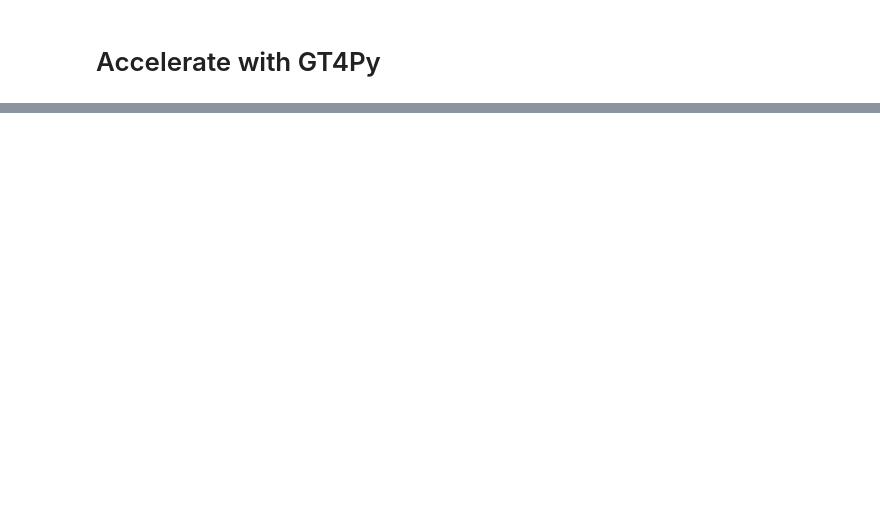
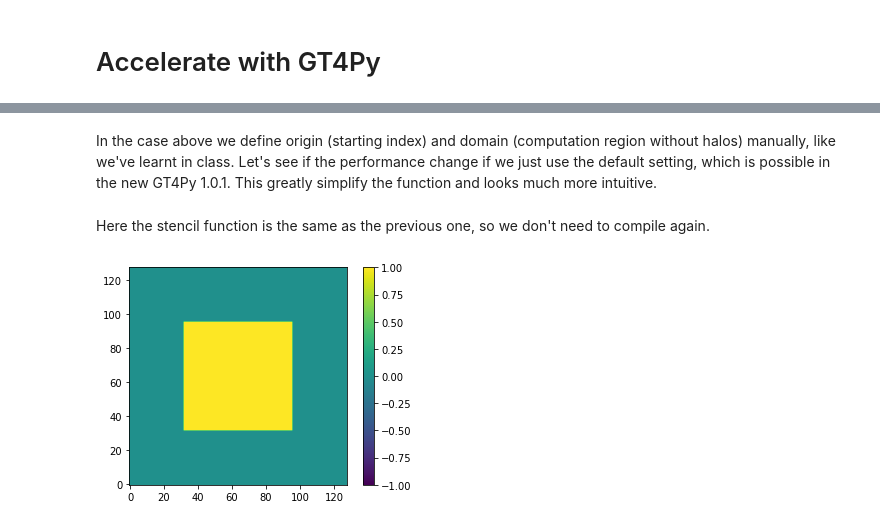
Before and after one commit to ofuhrer/HPC4WC, a Jupyter notebook: projects/2023/project12_highlevel_programming/3_gt4py.ipynb, the cells around one changed output, grey strips where cells are left out. Cells and saved outputs as stored; diff of their text form; code cells hidden in the pictures; blank space fills up the shorter version.

```diff
--- a/projects/2023/project12_highlevel_programming/3_gt4py.ipynb
+++ b/projects/2023/project12_highlevel_programming/3_gt4py.ipynb
@@ -37,0 +69,5 @@ It is very important to declare the backends of GT4Py in the first place.
+# %%
+%%timeit
+in_field, out_field = initialize_fields(NX, NY, NZ, mode="square",ifirst=True)
+in_field, out_field = array_to_gt_storage(in_field, out_field, backend=backend, index=(0, 0, 0))
+gt4py_copy_row_apply(in_field, out_field, N_ITER=N_ITER)
@@ -37,0 +76,24 @@ It is very important to declare the backends of GT4Py in the first place.
+# %% [markdown]
+In the case above we define origin (starting index) and domain (computation region without halos) manually, like we've learnt in class. Let's see if the performance change if we just use the default setting, which is possible in the new GT4Py 1.0.1. This greatly simplify the function and looks much more intuitive.
+# %%
+def gt4py_copy_row_default_apply(in_field, out_field, N_ITER=1):
+
+    for iter in range(N_ITER):
+        gt4py_copy_row_stencil(
+            in_field=in_field,
+            out_field=out_field
+        )
+
+        if iter < N_ITER - 1:
+            in_field, out_field = out_field, in_field
+
+        return out_field
+# %% [markdown]
+Here the stencil function is the same as the previous one, so we don't need to compile again.
+# %%
+in_field, out_field = initialize_fields(NX, NY, NZ, mode="square", ifirst=True)
+in_field, out_field = array_to_gt_storage(in_field, out_field, backend=backend, index=(0, 0, 0))
+out_field = gt4py_copy_row_default_apply(in_field, out_field, N_ITER=N_ITER)
+plot_field(out_field, ifirst=True)
+# %% [output]
+[figure, added]
```
Also changed, not shown: parts of 34 cells of this notebook, 1 other file.
